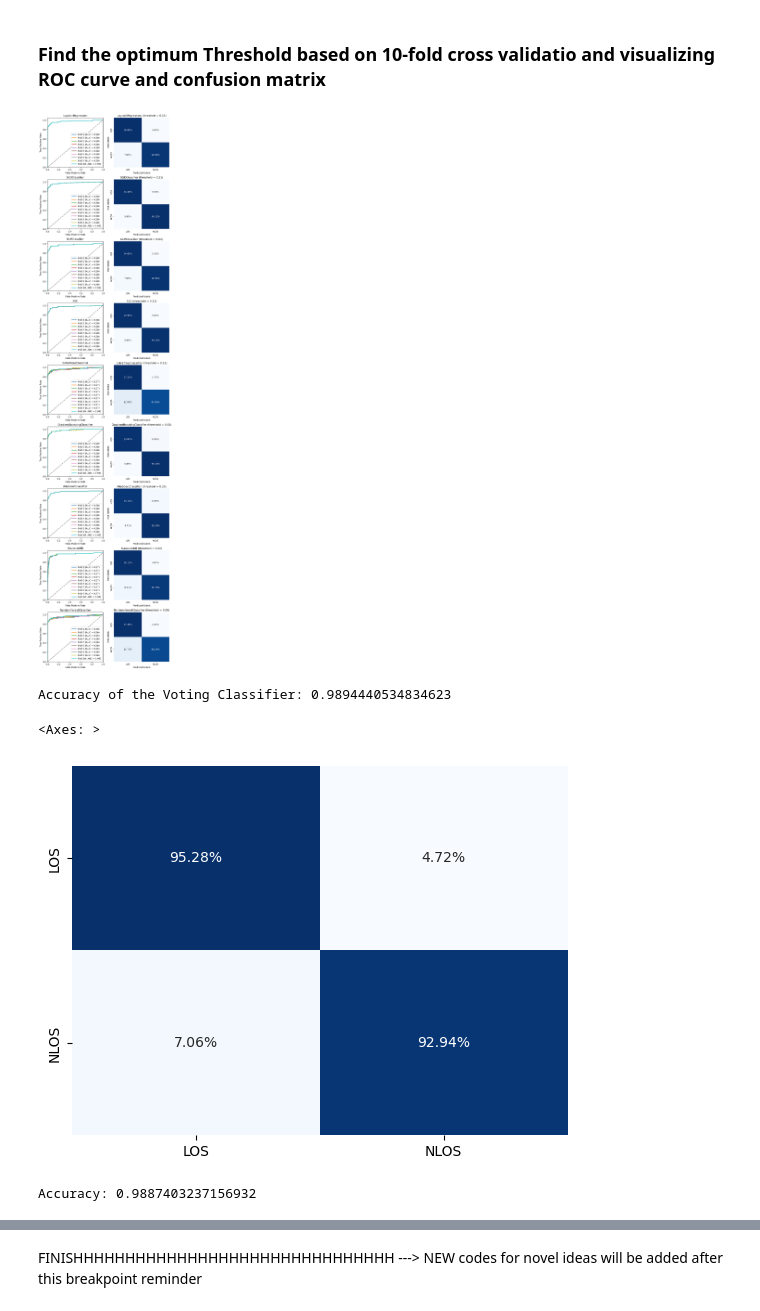
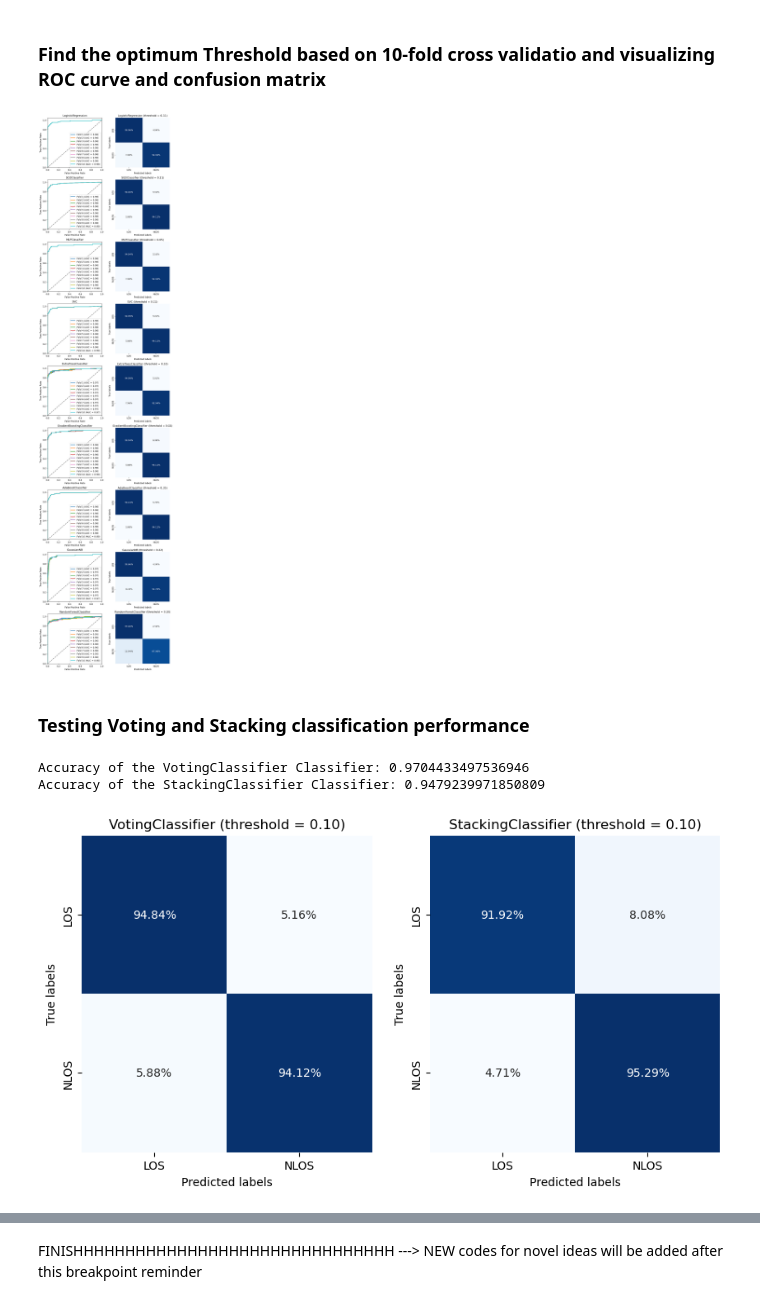
Before and after one commit to hamedtea/thesis, a Jupyter notebook: Feature_based_ML_model.ipynb, the cells around one changed output, grey strips where cells are left out. Cells and saved outputs as stored; diff of their text form; code cells hidden in the pictures.

Commit message:
Stacking and VotingClassifier are combined

```diff
--- a/Feature_based_ML_model.ipynb
+++ b/Feature_based_ML_model.ipynb
@@ -452,7 +452,7 @@ n_splits = 10
 common_params = {
     "X": X_train,
     "y": y_train,
-    "train_sizes": np.linspace(0.1, 1.0, 20),
+    "train_sizes": np.linspace(0.1, 1.0, 10),
     "cv": stratified_kf,
     "n_jobs": -1,
     #"line_kw": {"marker": "o"},
@@ -545,7 +545,7 @@ for ax_idx, pipeline in enumerate(top_pipelines):
 ### Find the optimum Threshold based on 10-fold cross validatio and visualizing ROC curve and confusion matrix
 # %%
 fig, ax = plt.subplots(nrows=len(top_pipelines), ncols=2, figsize=(10, 45))
-plt.subplots_adjust(hspace=0.25)
+plt.subplots_adjust(wspace=0.25, hspace=0.25)
 for ax_idx, pipeline in enumerate(top_pipelines):
 #ROC curve for top 5 pipelines
     all_fpr = []
@@ -600,49 +600,33 @@ for ax_idx, pipeline in enumerate(top_pipelines):
     ax[ax_idx, 1].set_ylabel("True labels")
     ax[ax_idx, 1].set_title(f'{est_name} (threshold = {custom_threshold:.2f})')
 # %% [output]
-[figure, old version]
+[figure, new version]
-# %%
-# Create a voting classifier with 'soft' voting
-estimators = [('pipe' + str(i+1), top_pipelines[i]) for i in range(5)]
-voting_classifier = VotingClassifier(estimators= estimators, voting='soft')
-# Fit the ensemble model
-voting_classifier.fit(X_train, y_train)
-
-# Make predictions
-y_pred = voting_classifier.predict(X_test)
-
-# Evaluate the ensemble model
-accuracy = accuracy_score(y_test, y_pred)
-print("Accuracy of the Voting Classifier:", accuracy)
-# %% [output]
-Accuracy of the Voting Classifier: 0.9894440534834623
+# %% [markdown]
+### Testing Voting and Stacking classification performance
 # %%
-y_prob = voting_classifier.predict_proba(X_test)
+estimators = [('pipe' + str(i+1), top_pipelines[i]) for i in range(9)]
+integrated_classifier = [VotingClassifier(estimators= estimators, voting='soft'),
+                         StackingClassifier(estimators=estimators[:], final_estimator=AdaBoostClassifier())]
 
-    # Compute ROC curve
-fpr, tpr, thresholds = roc_curve(y_test, y_prob[:,1], drop_intermediate = True)
-optimal_threshold_index = np.argmax(tpr - fpr)
-optimal_threshold = thresholds[optimal_threshold_index]
-    # Calculate AUC
-y_pred = (y_prob[:, 1] >= optimal_threshold).astype(int)  # Assuming binary classification
-cm = confusion_matrix(y_test, y_pred, normalize = 'true')
-sns.heatmap(cm, annot=True,  cbar = False, cmap="Blues", fmt=".2%", xticklabels=class_names, yticklabels=class_names)
+fig, ax = plt.subplots(nrows=1, ncols=2, figsize=(10, 5))
+for ax_idx, estimator in enumerate(integrated_classifier):
+    estimator.fit(X_train, y_train)
+
+    accuracy = accuracy_score(y_test, y_pred)
+    print(f"Accuracy of the {estimator.__class__.__name__} Classifier:", accuracy)
+
+    y_prob = estimator.predict_proba(X_test)
+    fpr, tpr, thresholds = roc_curve(y_test, y_prob[:,1], drop_intermediate = True)
+    optimal_threshold_index = np.argmax(tpr - fpr)
+    optimal_threshold = thresholds[optimal_threshold_index]
+
+    y_pred = (y_prob[:, 1] >= optimal_threshold).astype(int)  # Assuming binary classification
+    cm = confusion_matrix(y_test, y_pred, normalize = 'true')
+    sns.heatmap(cm, annot=True,  cbar = False, cmap="Blues", fmt=".2%", xticklabels=class_names, yticklabels=class_names, ax = ax[ax_idx])
+    ax[ax_idx].set_xlabel("Predicted labels")
+    ax[ax_idx].set_ylabel("True labels")
+    ax[ax_idx].set_title(f'{estimator.__class__.__name__} (threshold = {custom_threshold:.2f})')
 # %% [output]
-<Axes: >
+Accuracy of the VotingClassifier Classifier: 0.9704433497536946
+Accuracy of the StackingClassifier Classifier: 0.9479239971850809
-[figure, old version]
+[figure, new version]
-# %%
-
-# Create the StackingClassifier
-stacking_classifier = StackingClassifier(estimators=estimators[:], final_estimator=AdaBoostClassifier())
-
-# Fit the StackingClassifier on the training data
-stacking_classifier.fit(X_train, y_train)
-
-# Make predictions on the test data
-y_pred = stacking_classifier.predict(X_test)
-
-# Evaluate the performance of the StackingClassifier
-accuracy = accuracy_score(y_test, y_pred)
-print("Accuracy:", accuracy)
-# %% [output]
-Accuracy: 0.9887403237156932
```
Also changed, not shown: parts of 2 cells of this notebook.
